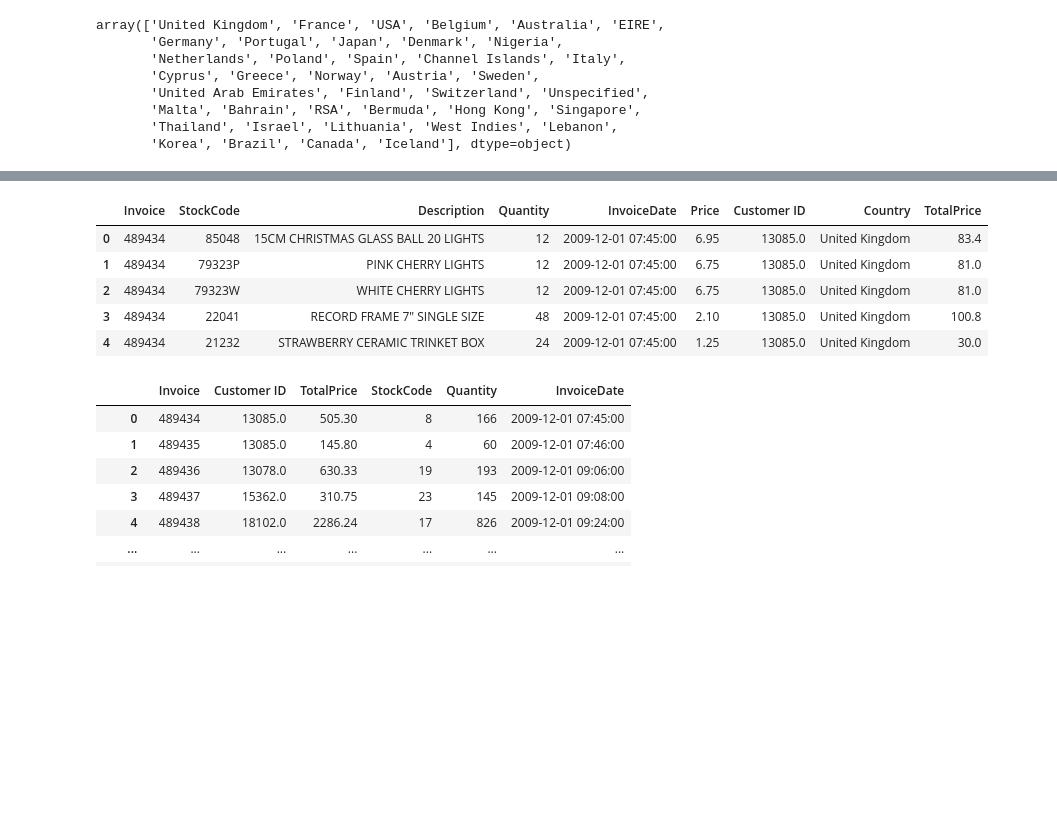
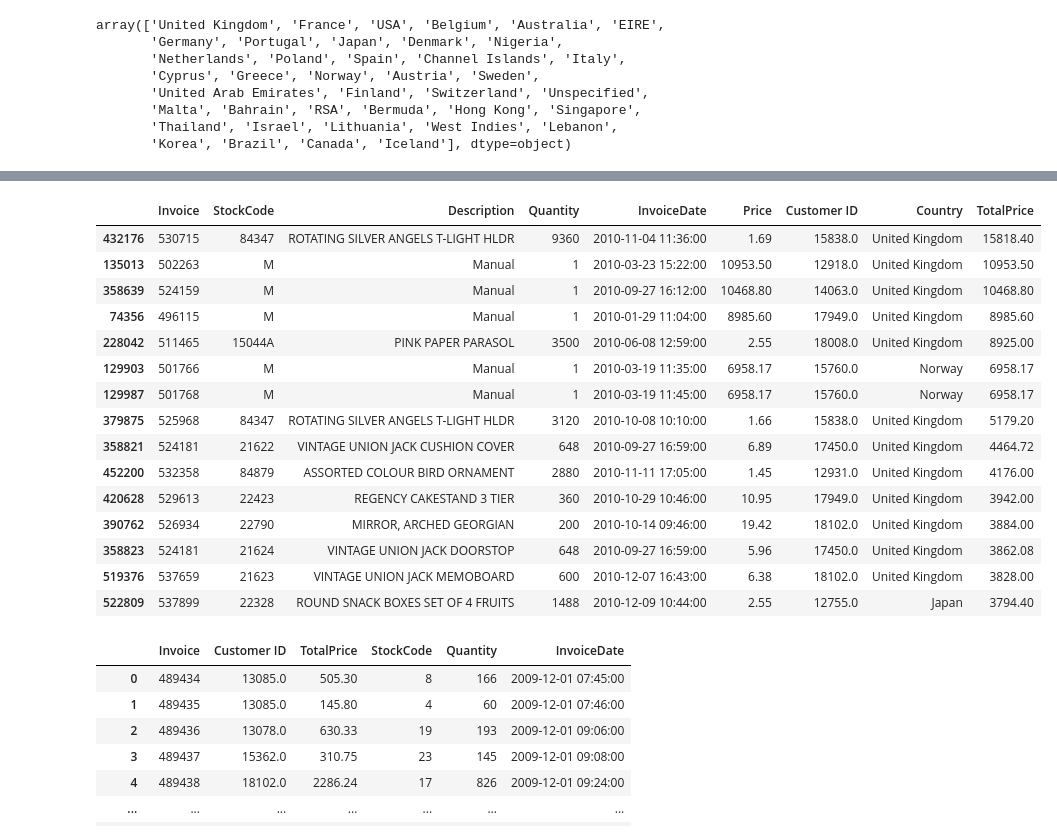
Before and after one commit to Nourshaolin/Real-Time-Retail-Analytics-and-Product-Recommender, a Jupyter notebook: RealTime_Retail_Analytics_and_Product_Recommender.ipynb, the cells around one changed output, grey strips where cells are left out. Cells and saved outputs as stored; diff of their text form; code cells hidden in the pictures; blank space fills up the shorter version.

```diff
--- a/RealTime_Retail_Analytics_and_Product_Recommender.ipynb
+++ b/RealTime_Retail_Analytics_and_Product_Recommender.ipynb
@@ -144,13 +166,28 @@ df.dropna(subset=['Customer ID'], inplace=True)
 # %%
 # Add a 'TotalPrice' column
+'''
+I sorted just to see who made the biggest purchases
+???? = ARE 'M' MISSING VALUES??
+'''
 df['TotalPrice'] = df['Quantity'] * df['Price']
-df.head()
+df.sort_values(by=['TotalPrice'], ascending=False, inplace=True)
+df.head(15)
 # %% [output]
 |  | Invoice | StockCode | Description | Quantity | InvoiceDate | Price | Customer ID | Country | TotalPrice |
-| 0 | 489434 | 85048 | 15CM CHRISTMAS GLASS BALL 20 LIGHTS | 12 | 2009-12-01 07:45:00 | 6.95 | 13085.0 | United Kingdom | 83.4 |
-| 1 | 489434 | 79323P | PINK CHERRY LIGHTS | 12 | 2009-12-01 07:45:00 | 6.75 | 13085.0 | United Kingdom | 81.0 |
-| 2 | 489434 | 79323W | WHITE CHERRY LIGHTS | 12 | 2009-12-01 07:45:00 | 6.75 | 13085.0 | United Kingdom | 81.0 |
-| 3 | 489434 | 22041 | RECORD FRAME 7" SINGLE SIZE | 48 | 2009-12-01 07:45:00 | 2.10 | 13085.0 | United Kingdom | 100.8 |
-| 4 | 489434 | 21232 | STRAWBERRY CERAMIC TRINKET BOX | 24 | 2009-12-01 07:45:00 | 1.25 | 13085.0 | United Kingdom | 30.0 |
+| 432176 | 530715 | 84347 | ROTATING SILVER ANGELS T-LIGHT HLDR | 9360 | 2010-11-04 11:36:00 | 1.69 | 15838.0 | United Kingdom | 15818.40 |
+| 135013 | 502263 | M | Manual | 1 | 2010-03-23 15:22:00 | 10953.50 | 12918.0 | United Kingdom | 10953.50 |
+| 358639 | 524159 | M | Manual | 1 | 2010-09-27 16:12:00 | 10468.80 | 14063.0 | United Kingdom | 10468.80 |
+| 74356 | 496115 | M | Manual | 1 | 2010-01-29 11:04:00 | 8985.60 | 17949.0 | United Kingdom | 8985.60 |
+| 228042 | 511465 | 15044A | PINK PAPER PARASOL | 3500 | 2010-06-08 12:59:00 | 2.55 | 18008.0 | United Kingdom | 8925.00 |
+| 129903 | 501766 | M | Manual | 1 | 2010-03-19 11:35:00 | 6958.17 | 15760.0 | Norway | 6958.17 |
+| 129987 | 501768 | M | Manual | 1 | 2010-03-19 11:45:00 | 6958.17 | 15760.0 | Norway | 6958.17 |
+| 379875 | 525968 | 84347 | ROTATING SILVER ANGELS T-LIGHT HLDR | 3120 | 2010-10-08 10:10:00 | 1.66 | 15838.0 | United Kingdom | 5179.20 |
+| 358821 | 524181 | 21622 | VINTAGE UNION JACK CUSHION COVER | 648 | 2010-09-27 16:59:00 | 6.89 | 17450.0 | United Kingdom | 4464.72 |
+| 452200 | 532358 | 84879 | ASSORTED COLOUR BIRD ORNAMENT | 2880 | 2010-11-11 17:05:00 | 1.45 | 12931.0 | United Kingdom | 4176.00 |
+| 420628 | 529613 | 22423 | REGENCY CAKESTAND 3 TIER | 360 | 2010-10-29 10:46:00 | 10.95 | 17949.0 | United Kingdom | 3942.00 |
+| 390762 | 526934 | 22790 | MIRROR, ARCHED GEORGIAN | 200 | 2010-10-14 09:46:00 | 19.42 | 18102.0 | United Kingdom | 3884.00 |
+| 358823 | 524181 | 21624 | VINTAGE UNION JACK DOORSTOP | 648 | 2010-09-27 16:59:00 | 5.96 | 17450.0 | United Kingdom | 3862.08 |
+| 519376 | 537659 | 21623 | VINTAGE UNION JACK MEMOBOARD | 600 | 2010-12-07 16:43:00 | 6.38 | 18102.0 | United Kingdom | 3828.00 |
+| 522809 | 537899 | 22328 | ROUND SNACK BOXES SET OF 4 FRUITS | 1488 | 2010-12-09 10:44:00 | 2.55 | 12755.0 | Japan | 3794.40 |
 # %%
 # Group by session (InvoiceNo)
```
Also changed, not shown: parts of 10 cells of this notebook.
